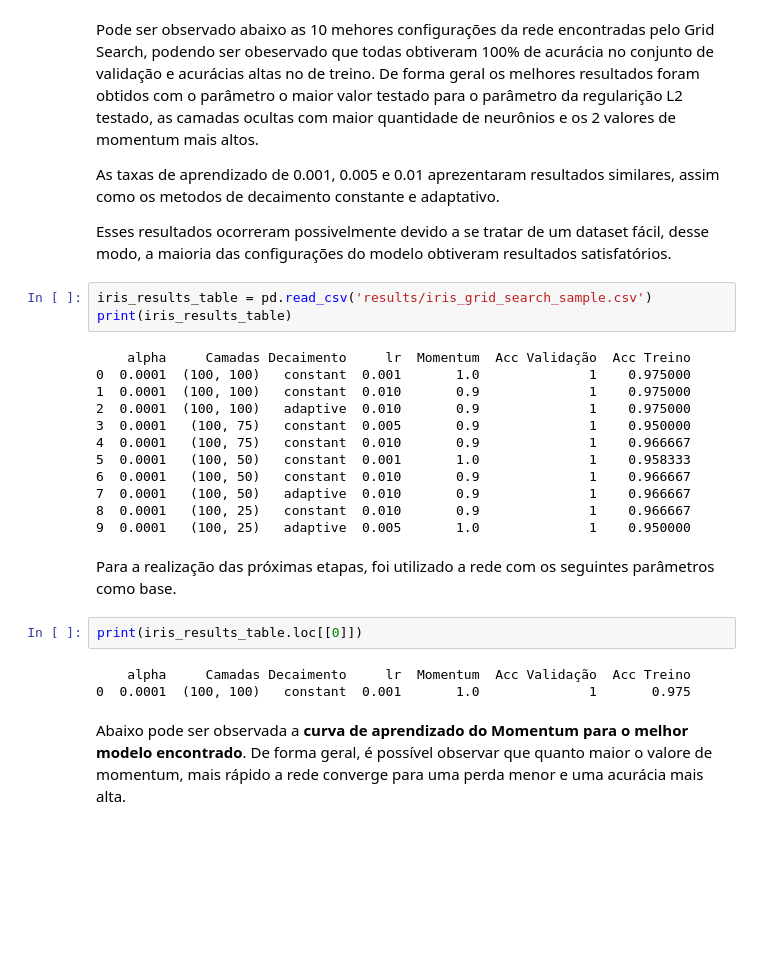
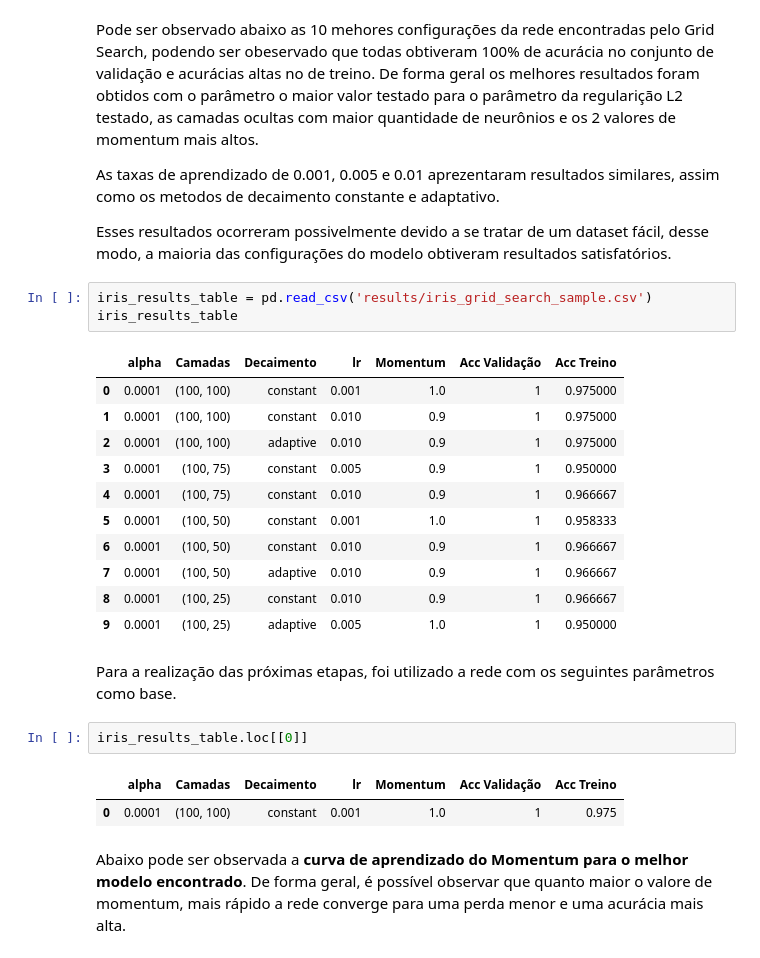
Before and after one commit to felipe-samuel/ExperimentosMLP, a Jupyter notebook: project_01-mlp_experiments.ipynb, the cells around one changed output. Cells and saved outputs as stored; diff of their text form; blank space fills up the shorter version.

Commit message:
updated ReadMe.md and fixed project 1 tables

```diff
--- a/project_01-mlp_experiments.ipynb
+++ b/project_01-mlp_experiments.ipynb
@@ -209,26 +209,26 @@ As taxas de aprendizado de 0.001, 0.005 e 0.01 aprezentaram resultados similares
 Esses resultados ocorreram possivelmente devido a se tratar de um dataset fácil, desse modo, a maioria das configurações do modelo obtiveram resultados satisfatórios.<br />
 # %%
 iris_results_table = pd.read_csv('results/iris_grid_search_sample.csv')
-print(iris_results_table)
+iris_results_table
 # %% [output]
-    alpha     Camadas Decaimento     lr  Momentum  Acc Validação  Acc Treino
-0  0.0001  (100, 100)   constant  0.001       1.0              1    0.975000
-1  0.0001  (100, 100)   constant  0.010       0.9              1    0.975000
-2  0.0001  (100, 100)   adaptive  0.010       0.9              1    0.975000
-3  0.0001   (100, 75)   constant  0.005       0.9              1    0.950000
-4  0.0001   (100, 75)   constant  0.010       0.9              1    0.966667
-5  0.0001   (100, 50)   constant  0.001       1.0              1    0.958333
-6  0.0001   (100, 50)   constant  0.010       0.9              1    0.966667
-7  0.0001   (100, 50)   adaptive  0.010       0.9              1    0.966667
-8  0.0001   (100, 25)   constant  0.010       0.9              1    0.966667
-9  0.0001   (100, 25)   adaptive  0.005       1.0              1    0.950000
+|  | alpha | Camadas | Decaimento | lr | Momentum | Acc Validação | Acc Treino |
+| 0 | 0.0001 | (100, 100) | constant | 0.001 | 1.0 | 1 | 0.975000 |
+| 1 | 0.0001 | (100, 100) | constant | 0.010 | 0.9 | 1 | 0.975000 |
+| 2 | 0.0001 | (100, 100) | adaptive | 0.010 | 0.9 | 1 | 0.975000 |
+| 3 | 0.0001 | (100, 75) | constant | 0.005 | 0.9 | 1 | 0.950000 |
+| 4 | 0.0001 | (100, 75) | constant | 0.010 | 0.9 | 1 | 0.966667 |
+| 5 | 0.0001 | (100, 50) | constant | 0.001 | 1.0 | 1 | 0.958333 |
+| 6 | 0.0001 | (100, 50) | constant | 0.010 | 0.9 | 1 | 0.966667 |
+| 7 | 0.0001 | (100, 50) | adaptive | 0.010 | 0.9 | 1 | 0.966667 |
+| 8 | 0.0001 | (100, 25) | constant | 0.010 | 0.9 | 1 | 0.966667 |
+| 9 | 0.0001 | (100, 25) | adaptive | 0.005 | 1.0 | 1 | 0.950000 |
 # %% [markdown]
 Para a realização das próximas etapas, foi utilizado a rede com os seguintes parâmetros como base.
 # %%
-print(iris_results_table.loc[[0]])
+iris_results_table.loc[[0]]
 # %% [output]
-    alpha     Camadas Decaimento     lr  Momentum  Acc Validação  Acc Treino
-0  0.0001  (100, 100)   constant  0.001       1.0              1       0.975
+|  | alpha | Camadas | Decaimento | lr | Momentum | Acc Validação | Acc Treino |
+| 0 | 0.0001 | (100, 100) | constant | 0.001 | 1.0 | 1 | 0.975 |
 # %% [markdown]
 Abaixo pode ser observada a <b>curva de aprendizado do Momentum para o melhor modelo encontrado</b>. De forma geral, é possível observar que quanto maior o valore de momentum, mais rápido a rede converge para uma perda menor e uma acurácia mais alta.
 # %%
```
Also changed, not shown: parts of 4 cells of this notebook, 1 other file.
